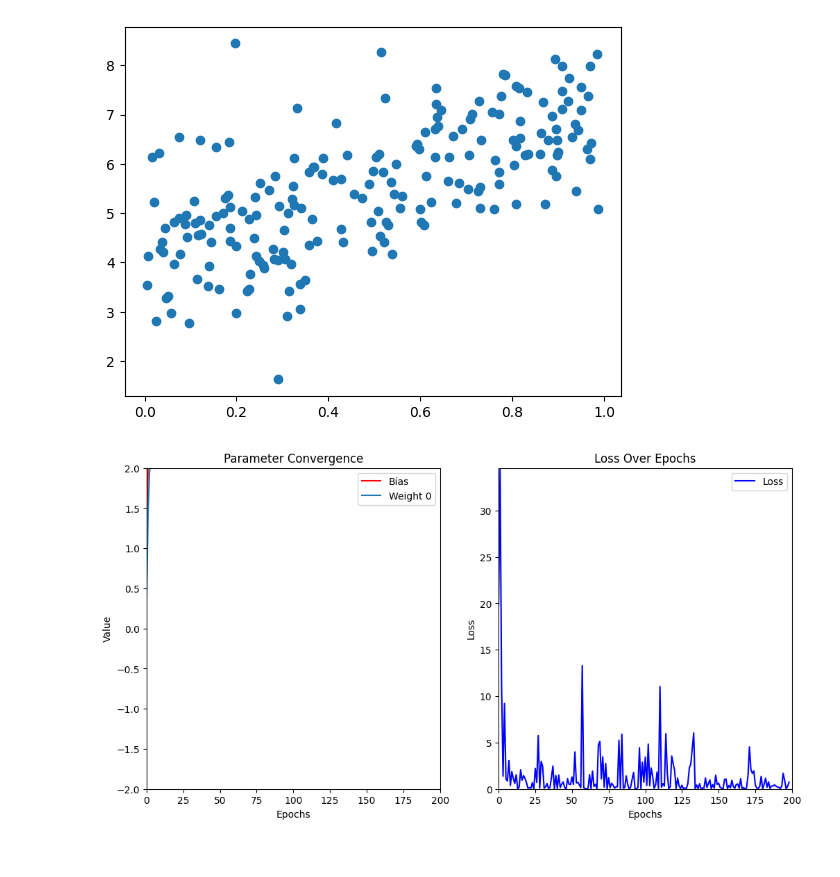
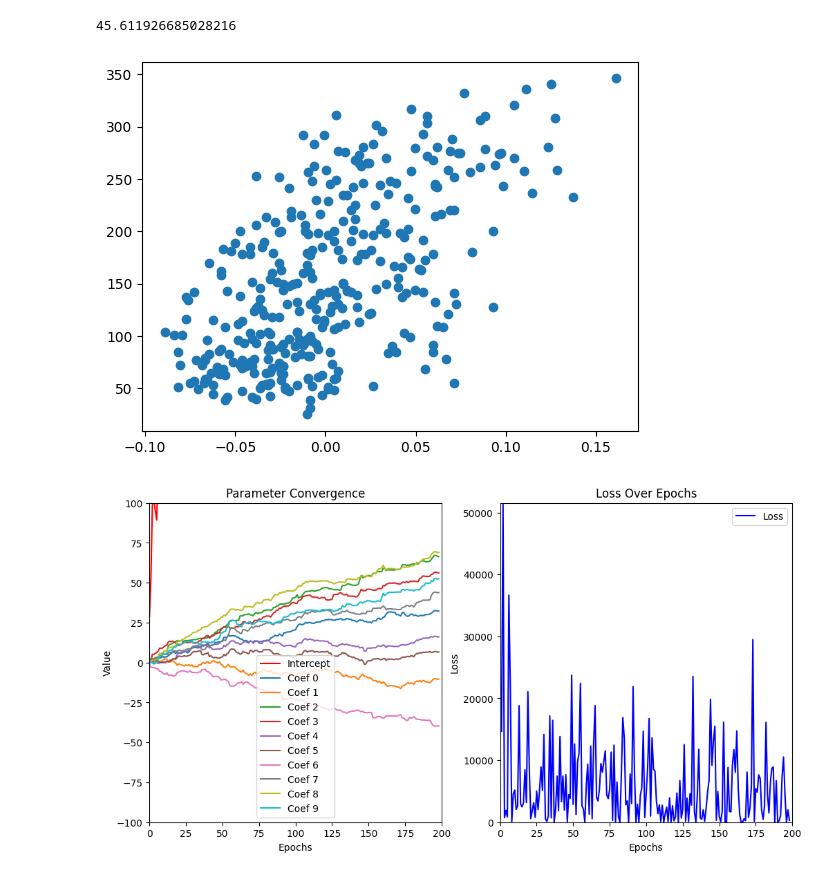
Before and after one commit to codewithdark-git/ML-Algorithms-From-Scratch, a Jupyter notebook: Gradient Descent/GD from Scratch/StochasticGradientDescent.ipynb, the cells around one changed output. Saved outputs shown, nothing was run; the diff lists cells and outputs as text; code cells hidden in the pictures.

```diff
--- a/Gradient Descent/GD from Scratch/StochasticGradientDescent.ipynb
+++ b/Gradient Descent/GD from Scratch/StochasticGradientDescent.ipynb
@@ -51,27 +147,50 @@ y = 4 + 3 * X[:, 0] + np.random.randn(200)
+# %%
+from sklearn.datasets import load_diabetes
+from sklearn.model_selection import train_test_split
+
+
+X, y = load_diabetes(return_X_y=True)
+
+X_train, X_test, y_train, y_test =  train_test_split(X, y, test_size=0.2, random_state=42)
+# %%
+from sklearn.metrics import r2_score
+
+model = StochasticGradientDescent(learning_rate=0.01, n_iterations=100)
+
+model.fit(X_train, y_train)
+
+y_pred = model.predict(X_test)
+r2_score(y_test, y_pred)*100
+# %% [output]
+45.611926685028216
 # %%
 import matplotlib.pyplot as plt
 
-plt.scatter(X, y)
+plt.scatter(X_train[:, 2], y_train)
 plt.show()
 # %% [output]
-[figure, old version]
+[figure, new version]
 # %%
+import matplotlib.pyplot as plt
+from matplotlib.animation import FuncAnimation
+from mpl_toolkits.mplot3d import Axes3D
+
 # Create and fit the model
 model = StochasticGradientDescent(learning_rate=0.1, n_iterations=200)
-model.fit(X, y)
+model.fit(X_train, y_train)
 
 # Animation Setup
 history = model.history
 epochs = model.n_iterations
 
 fig, ax = plt.subplots(1, 2, figsize=(12, 6))
-intercept_line, = ax[0].plot([], [], 'r-', label="Bias")
-coef_lines = [ax[0].plot([], [], label=f"Weight {i}")[0] for i in range(X.shape[1])]
+intercept_line, = ax[0].plot([], [], 'r-', label="Intercept")
+coef_lines = [ax[0].plot([], [], label=f"Coef {i}")[0] for i in range(X_train.shape[1])]
 loss_line, = ax[1].plot([], [], 'b-', label="Loss")
 
 # Set up axes
 ax[0].set_xlim(0, epochs)
-ax[0].set_ylim(-2, 2)
+ax[0].set_ylim(-100, 100)
 ax[0].set_title("Parameter Convergence")
 ax[0].set_xlabel("Epochs")
 ax[0].set_ylabel("Value")
@@ -85,21 +204,19 @@ ax[1].set_ylabel("Loss")
 ax[1].legend()
 
 def update(frame):
-    # Update bias
-    intercept_line.set_data(range(frame), history["bias"][:frame])
+    # Update intercept
+    intercept_line.set_data(range(frame), history['bias'][:frame])
 
-    # Update weights
+    # Update coefficients
     for i, coef_line in enumerate(coef_lines):
-        coef_line.set_data(range(frame), [history["weights"][j][i] for j in range(frame)])
+        coef_line.set_data(range(frame), [history['weights'][j][i] for j in range(frame)])
 
     # Update loss
     loss_line.set_data(range(frame), history["loss"][:frame])
     return [intercept_line] + coef_lines + [loss_line]
 
-ani = FuncAnimation(fig, update, frames=epochs, interval=100, blit=False)
-
-# Save the animation
-ani.save("sgd_animation.gif", writer="pillow", fps=10)
+ani = FuncAnimation(fig, update, frames=epochs, interval=100, blit=True)
+ani.save("sdg.gif", writer="pillow", fps=10)
 plt.show()
 # %% [output]
-[figure, old version]
+[figure, new version]
```
Also changed, not shown: parts of 3 cells of this notebook, 3 other files.
